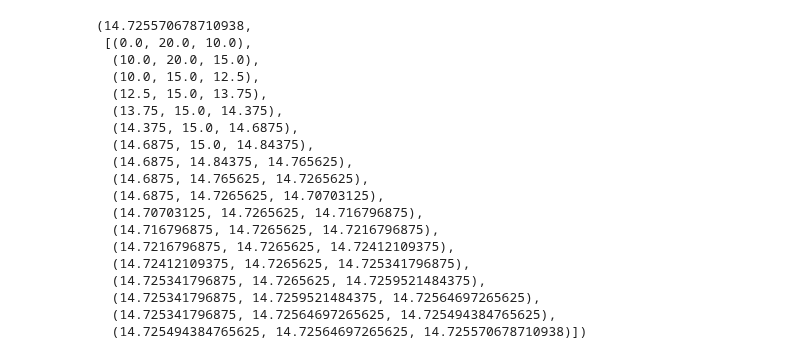
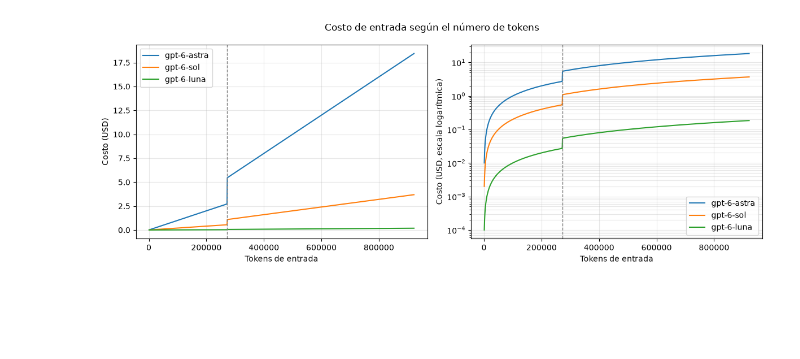
Before and after one commit to nayeli-preciado/Metodos_Numericos, a Jupyter notebook: Taller1.ipynb, the cells around one changed output. Saved outputs shown, nothing was run; the diff lists cells and outputs as text; code cells hidden in the pictures; blank space fills up the shorter version.

```diff
--- a/Taller1.ipynb
+++ b/Taller1.ipynb
@@ -113,22 +0,0 @@ graficar(t_star, historia, k_iteracion=3)
-# %%
-biseccion(s, 0.0, 20.0, TOL=1e-4)
-# %% [output]
-(14.725570678710938,
- [(0.0, 20.0, 10.0),
-  (10.0, 20.0, 15.0),
-  (10.0, 15.0, 12.5),
-  (12.5, 15.0, 13.75),
-  (13.75, 15.0, 14.375),
-  (14.375, 15.0, 14.6875),
-  (14.6875, 15.0, 14.84375),
-  (14.6875, 14.84375, 14.765625),
-  (14.6875, 14.765625, 14.7265625),
-  (14.6875, 14.7265625, 14.70703125),
-  (14.70703125, 14.7265625, 14.716796875),
-  (14.716796875, 14.7265625, 14.7216796875),
-  (14.7216796875, 14.7265625, 14.72412109375),
-  (14.72412109375, 14.7265625, 14.725341796875),
-  (14.725341796875, 14.7265625, 14.7259521484375),
-  (14.725341796875, 14.7259521484375, 14.72564697265625),
-  (14.725341796875, 14.72564697265625, 14.725494384765625),
-  (14.725494384765625, 14.72564697265625, 14.725570678710938)])
@@ -134,0 +24,32 @@ biseccion(s, 0.0, 20.0, TOL=1e-4)
+# %%
+import matplotlib.pyplot as plt
+
+def graficar_costos(tokens, costos_por_modelo, archivo="costos_api.png"):
+    """Dibuja el costo de entrada frente al número de tokens.
+
+    tokens: lista de enteros (eje x).
+    costos_por_modelo: diccionario modelo -> lista de costos en USD, uno por valor de tokens.
+    """
+    fig, (lineal, logaritmica) = plt.subplots(1, 2, figsize=(12, 4.5))
+    for modelo, costos in costos_por_modelo.items():
+        lineal.plot(tokens, costos, label=modelo)
+        logaritmica.plot(tokens, costos, label=modelo)
+    for ax in (lineal, logaritmica):
+        ax.axvline(272_000, color="gray", linestyle="--", linewidth=1)
+        ax.set_xlabel("Tokens de entrada")
+        ax.grid(True, which="both", alpha=0.3)
+        ax.legend()
+    lineal.set_ylabel("Costo (USD)")
+    logaritmica.set_ylabel("Costo (USD, escala logarítmica)")
+    logaritmica.set_yscale("log")
+    fig.suptitle("Costo de entrada según el número de tokens")
+    fig.tight_layout()
+    fig.savefig(archivo, dpi=150)
+    plt.show()
+
+modelos = ["gpt-6-astra", "gpt-6-sol", "gpt-6-luna"]
+tokens = list(range(1_000, 922_001, 1_000))
+costos = {m: [costo_entrada(m, n) for n in tokens] for m in modelos}
+graficar_costos(tokens, costos)
+# %% [output]
+[figure, added]
```
Also changed, not shown: parts of 3 cells of this notebook, 2 other files.
